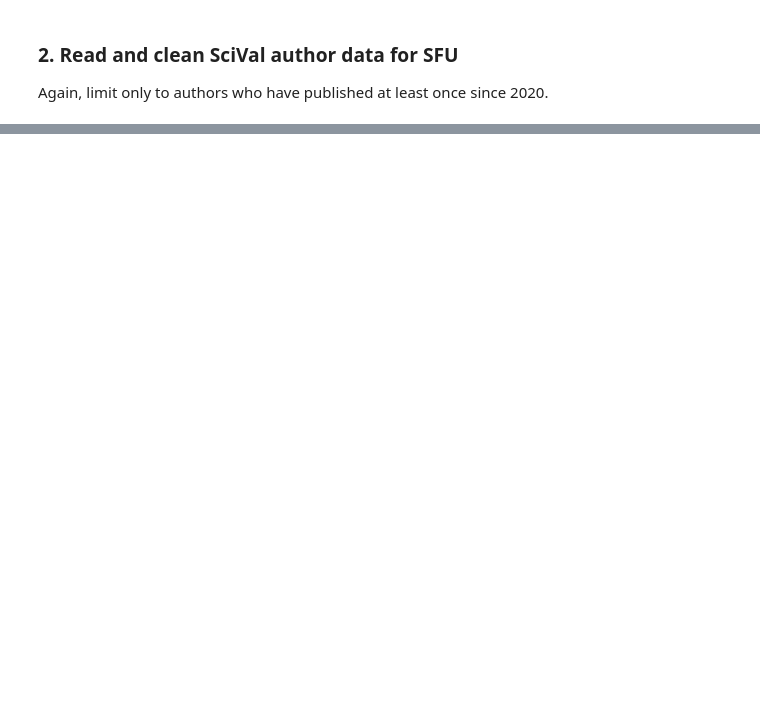
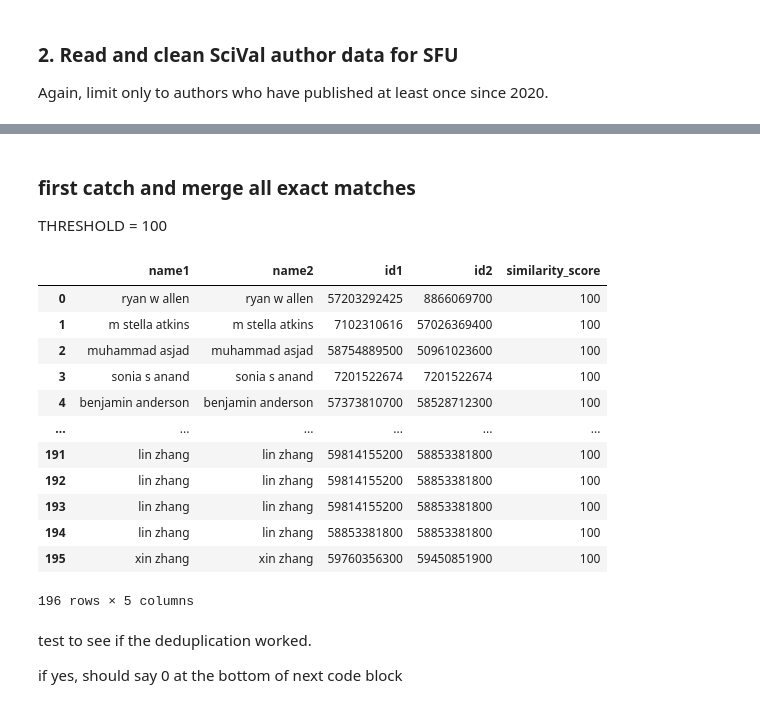
Before and after one commit to taniapoc/author_names, a Jupyter notebook: author_names.ipynb, the cells around one changed output, grey strips where cells are left out. Drawn from its saved outputs; the diff is of its cells as text; code cells hidden in the pictures; blank space fills up the shorter version.

Commit message:
threshold testing

```diff
--- a/author_names.ipynb
+++ b/author_names.ipynb
@@ -497,0 +630,49 @@ sv_authors_raw.head()
+# %% [markdown]
+### first catch and merge all exact matches
+THRESHOLD = 100
+# %%
+# first catch and merge all exact matches
+THRESHOLD = 100
+
+perfect_matches = []
+timestamp = datetime.now().strftime("%Y-%m-%d_%H-%M-%S")
+filepath = f"./intermediate_results/sv_perfect_name_matches_{timestamp}.csv"
+
+for initial, group in tqdm(sv_authors_clean.groupby('last_init')):
+    names = group['name_raw'].to_list()
+    ids = group['Scopus author ID'].to_list()
+
+    for i in range(len(names)):
+        for j in range(i+1, len(names)):
+            name1 = names[i]
+            name2 = names[j]
+
+            similarity_score = fuzz.ratio(name1, name2)
+
+            if(similarity_score >= THRESHOLD):
+                perfect_matches.append({
+                    'name1': name1,
+                    'name2': name2,
+                    'id1': ids[i],
+                    'id2': ids[j],
+                    'similarity_score': similarity_score
+                })
+
+perfect_matches = pd.DataFrame(perfect_matches)
+perfect_matches.to_csv(filepath)
+
+display(perfect_matches)
+# %% [output]
+|  | name1 | name2 | id1 | id2 | similarity_score |
+| 0 | ryan w allen | ryan w allen | 57203292425 | 8866069700 | 100 |
+| 1 | m stella atkins | m stella atkins | 7102310616 | 57026369400 | 100 |
+| 2 | muhammad asjad | muhammad asjad | 58754889500 | 50961023600 | 100 |
+| 3 | sonia s anand | sonia s anand | 7201522674 | 7201522674 | 100 |
+| 4 | benjamin anderson | benjamin anderson | 57373810700 | 58528712300 | 100 |
+| ... | ... | ... | ... | ... | ... |
+| 191 | lin zhang | lin zhang | 59814155200 | 58853381800 | 100 |
+| 192 | lin zhang | lin zhang | 59814155200 | 58853381800 | 100 |
+| 193 | lin zhang | lin zhang | 59814155200 | 58853381800 | 100 |
+| 194 | lin zhang | lin zhang | 58853381800 | 58853381800 | 100 |
+| 195 | xin zhang | xin zhang | 59760356300 | 59450851900 | 100 |
+196 rows × 5 columns
@@ -497,0 +766,4 @@ sv_authors_raw.head()
+# %% [markdown]
+test to see if the deduplication worked.
+
+if yes, should say 0 at the bottom of next code block
```
Also changed, not shown: parts of 15 cells of this notebook, 10 other files.
